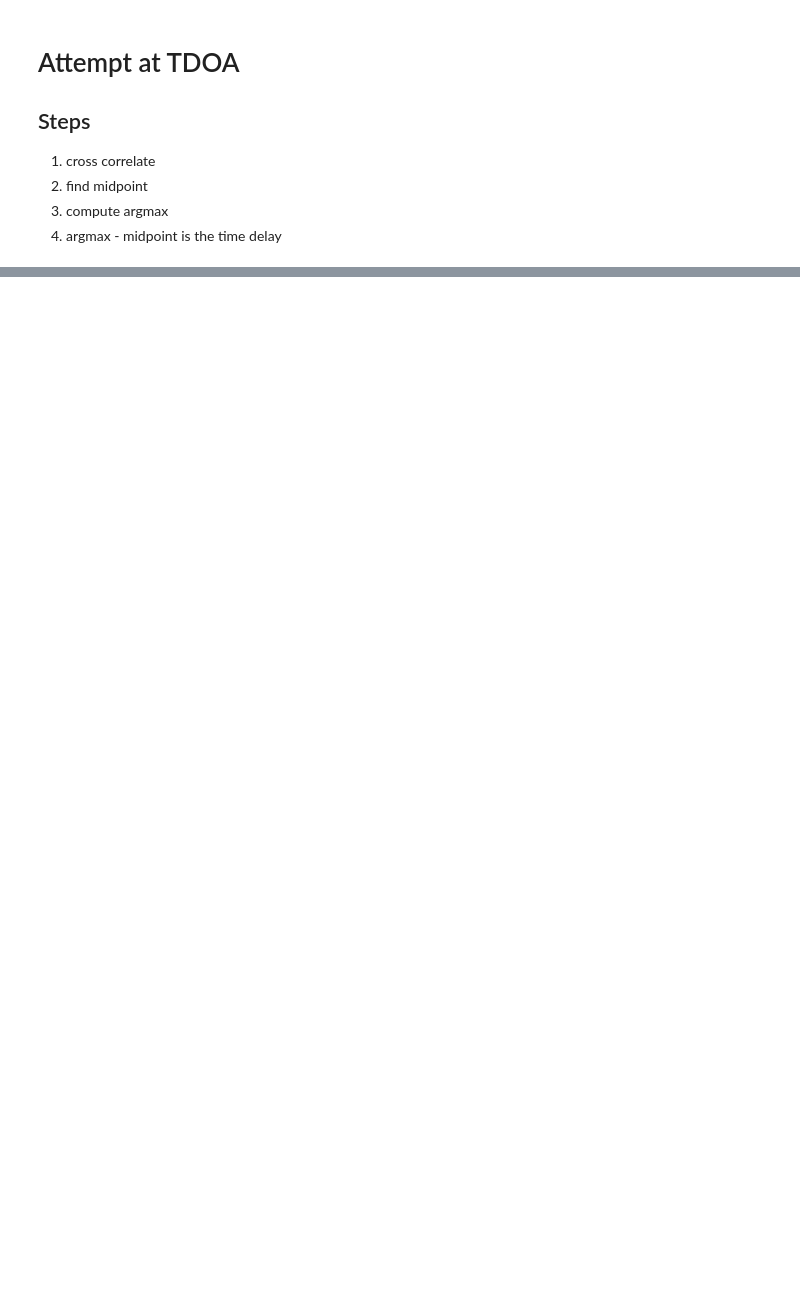
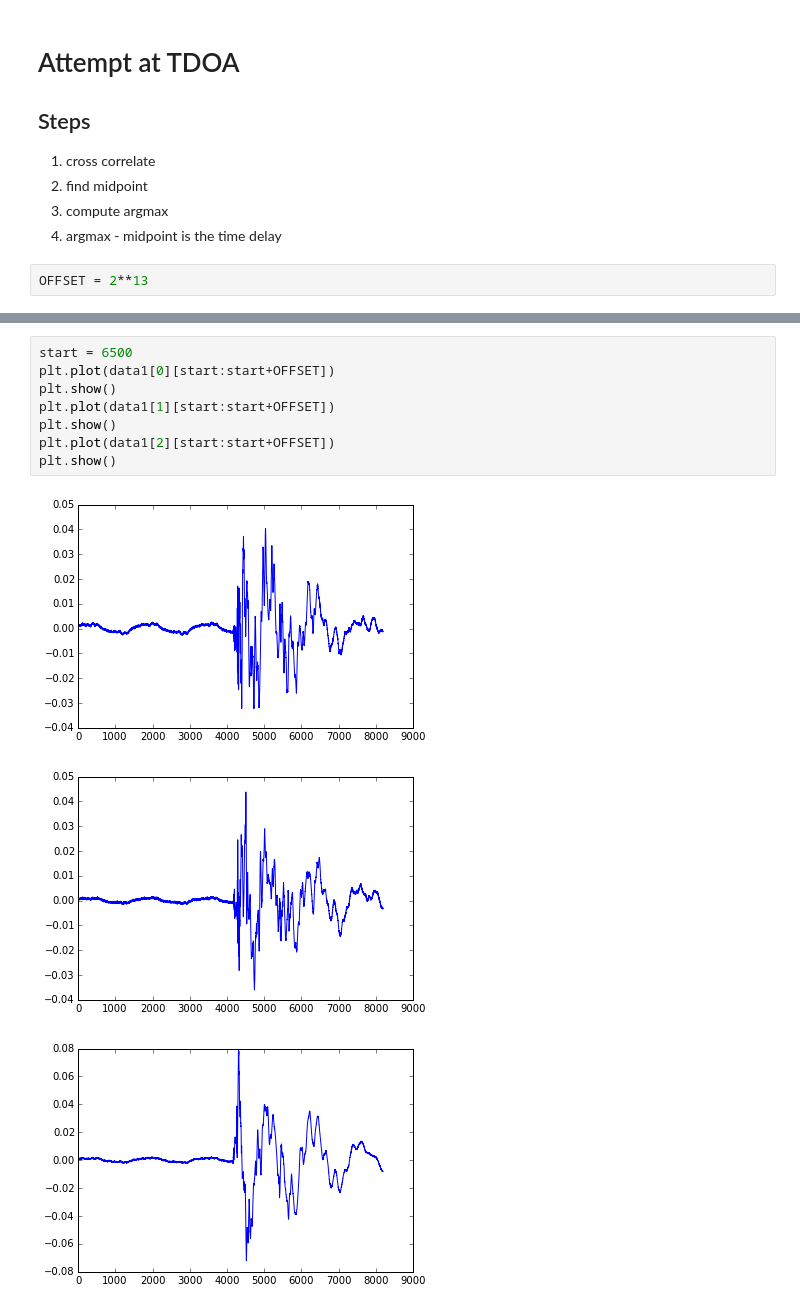
Before and after one commit to mvcisback/damped_waveguide, a Jupyter notebook: tdoa.ipynb, the cells around one changed output, grey strips where cells are left out. Drawn from its saved outputs; the diff is of its cells as text; blank space fills up the shorter version.

Commit message:
tdoa analysis started

```diff
--- a/tdoa.ipynb
+++ b/tdoa.ipynb
@@ -82,5 +37,7 @@ plt.show()
 2. find midpoint
 3. compute argmax
 4. argmax - midpoint is the time delay
+# %%
+OFFSET = 2**13
 # %%
 from numpy import concatenate
@@ -144,0 +92,12 @@ OFFSET/SAMPLE_RATE
+# %%
+start = 6500
+plt.plot(data1[0][start:start+OFFSET])
+plt.show()
+plt.plot(data1[1][start:start+OFFSET])
+plt.show()
+plt.plot(data1[2][start:start+OFFSET])
+plt.show()
+# %% [output]
+[figure, added]
+[figure, added]
+[figure, added]
```
Also changed, not shown: parts of 18 cells of this notebook.
